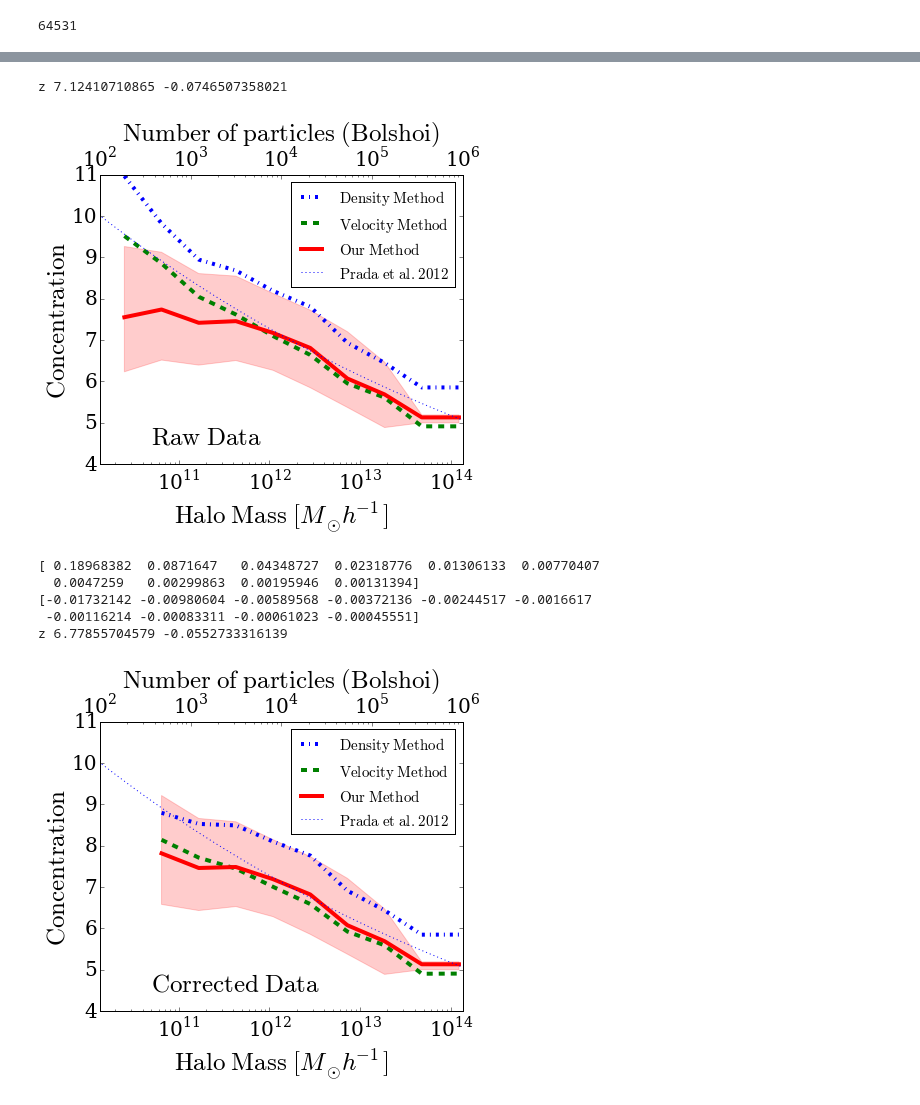
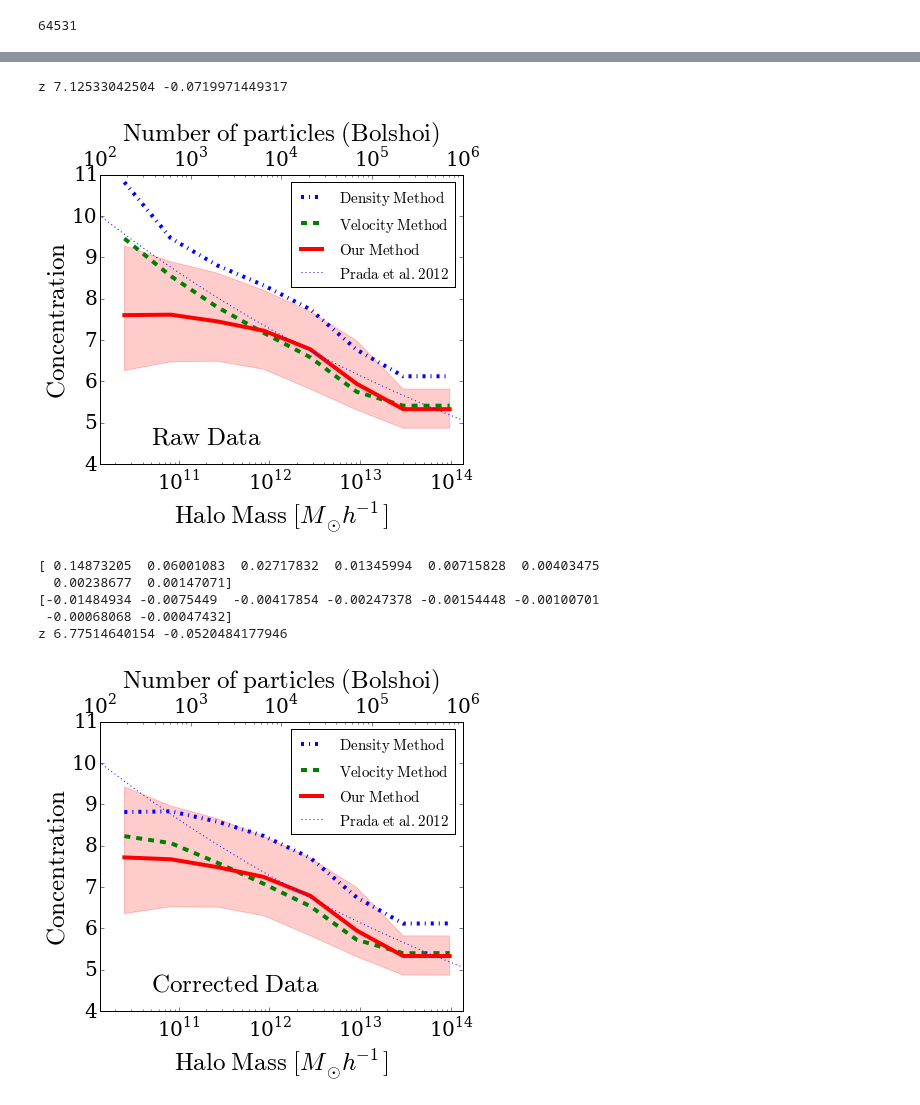
Before and after one commit to astroandes/MACH, a Jupyter notebook: plots/ComparisonPlots.ipynb, the cells around one changed output, grey strips where cells are left out. Drawn from its saved outputs; the diff is of its cells as text; code cells hidden in the pictures.

```diff
--- a/plots/ComparisonPlots.ipynb
+++ b/plots/ComparisonPlots.ipynb
@@ -114,8 +115,10 @@ def func(x, a, b):
     return a / (1.0 + x)**b
     #return a * x ** b
 
-n_int = 13
+
+n_int = 11
 n_part_space = np.logspace(2.3,5.0,n_int)
+print n_part_space
 
 median_dens_conc = np.zeros(n_int-1)
 low_dens_conc = np.zeros(n_int-1)
@@ -131,10 +134,10 @@ low_mass_conc = np.zeros(n_int-1)
 high_mass_conc = np.zeros(n_int-1)
 
 n_part_int = 10**(0.5*(np.log10(n_part_space[0:-1]) + np.log10(n_part_space[1:])))
-
+n_part_int = n_part_space[0:-1]
 for i in range((n_int-1)):
     ii = (n_part > n_part_space[i]) & (n_part < n_part_space[i+1])
-
+    print(len(dens_conc[ii]))
     median_dens_conc[i] = np.median(dens_conc[ii])
     median_mass_conc[i] = np.median(mass_conc[ii])
     median_vlct_conc[i] = np.median(vlct_conc[ii])
@@ -225,7 +242,7 @@ halo_mass_mass = data_mass_bolshoi[relaxed,4] * bolshoi_particle_mass
 # %% [output]
 64531
 # %%
-n_bins = 11
+n_bins = 9
 log_mass_interval = np.linspace(10.4,14.5,n_bins)
 
 mid_log_mass_interval = 0.5*(log_mass_interval[1:] + log_mass_interval[:-1])
@@ -312,8 +329,8 @@ ax.set_ylabel('$\mathrm{Concentration}$',fontsize=25)
 ax.text(5E10, 4.5, r'$\mathrm{Raw\ Data}$', fontsize=25)
 plt.savefig('../paper/concentration_bolshoi.pdf', bbox_inches='tight')
 # %% [output]
-z 7.12410710865 -0.0746507358021
+z 7.12533042504 -0.0719971449317
-[figure, old version]
+[figure, new version]
 # %%
 fig = plt.figure(figsize=(6.5,6.0))
 ax = plt.axes()
@@ -324,7 +341,7 @@ estilos = ['-.', '--', '-']
 colores = ['blue', 'green', 'red']
 origen = ['$\mathrm{Density\ Method}$','$\mathrm{Velocity\ Method}$','$\mathrm{Our\ Method}$']
 
-min_i = 1
+min_i = 0
 mid_log_n_particle = mid_log_mass_interval - np.log10(bolshoi_particle_mass)
 #density
 i=0
@@ -358,36 +375,36 @@ print "z", 10**z[1], z[0]
 
 #datos del fit
 # log_mass_range = np.linspace(10.0, 15.0, 100)
 # conc_theory = 10**z[1]*(10**log_mass_range/(1E12))**z[0]
 # ax.plot(10**log_mass_range, conc_theory,label='$\mathrm{nuestro}$')
 
 min_part = 1E2
 max_part = 1E6
 ax.legend(loc=1, borderaxespad=0.5, prop={'size':15})
 plt.xlim([min_part*bolshoi_particle_mass,max_part*bolshoi_particle_mass])
 #ax.plot(mid_log_mass_interval-np.log10(particle_mass),conc_median[:,0], lw=0)
 ax.set_ylim([4,11.0])
 #ax.set_yscale('log')
 
 ax2 = ax.twiny()
 enlarge_labels(ax2,20)
 
 plt.subplots_adjust(bottom=0.18, top=0.85)
 ax2.set_xscale('log')
 ax2.set_xlim([min_part,max_part])
 ax2.set_ylim([4,11.0])
 
 ax2.set_xlabel('$\mathrm{Number\ of\ particles\ (Bolshoi)}$',fontsize=25)
 ax.set_xscale('log')
 ax.set_xlabel('$\mathrm{Halo\ Mass}\ [M_{\odot} h^{-1}]$',fontsize=25)
 ax.set_ylabel('$\mathrm{Concentration}$',fontsize=25)
 
 ax.text(5E10, 4.5, r'$\mathrm{Corrected\ Data}$', fontsize=25)
 plt.savefig('../paper/concentration_bolshoi_corrected.pdf', bbox_inches='tight')
 # %% [output]
-[ 0.18968382  0.0871647   0.04348727  0.02318776  0.01306133  0.00770407
-  0.0047259   0.00299863  0.00195946  0.00131394]
-[-0.01732142 -0.00980604 -0.00589568 -0.00372136 -0.00244517 -0.0016617
- -0.00116214 -0.00083311 -0.00061023 -0.00045551]
-z 6.77855704579 -0.0552733316139
+[ 0.14873205  0.06001083  0.02717832  0.01345994  0.00715828  0.00403475
+  0.00238677  0.00147071]
+[-0.01484934 -0.0075449  -0.00417854 -0.00247378 -0.00154448 -0.00100701
+ -0.00068068 -0.00047432]
+z 6.77514640154 -0.0520484177946
-[figure, old version]
+[figure, new version]
```
Also changed, not shown: parts of 4 cells of this notebook, 3 other files.
